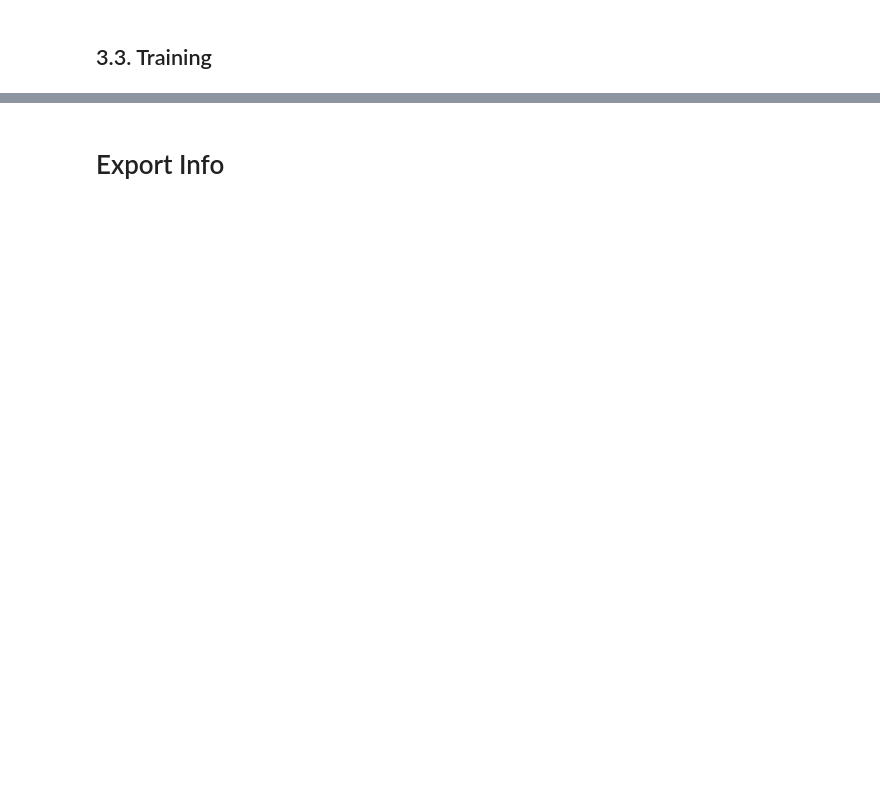
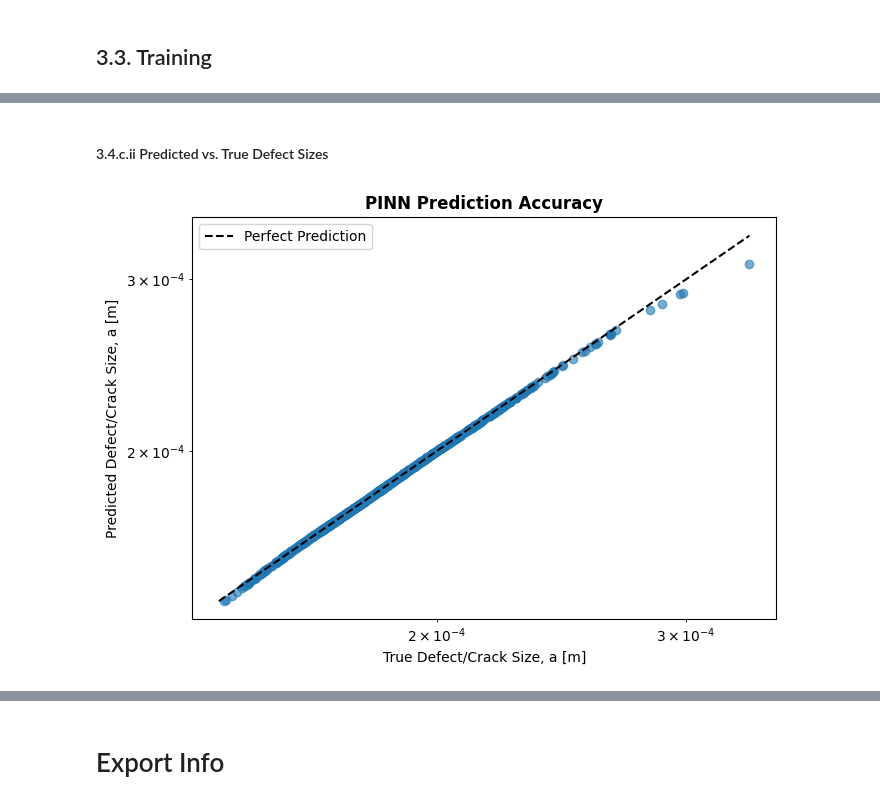
Before and after one commit to jessk816/pinn, a Jupyter notebook: models/paris/workflow_2.ipynb, the cells around one changed output, grey strips where cells are left out. Drawn from its saved outputs; the diff is of its cells as text; code cells hidden in the pictures; blank space fills up the shorter version.

```diff
--- a/models/paris/workflow_2.ipynb
+++ b/models/paris/workflow_2.ipynb
@@ -1047,0 +1142,16 @@ Epoch 4500, Loss: 2.876551661756821e-06
+# %%
+model.eval()
+
+with torch.no_grad():
+    a_pred = model(N_scaled).numpy()
+
+N_np = N_tensor.numpy()
+a_true_np = a_tensor.numpy()
+a_pred_np = a_pred
+
+# sort for plotting
+sort_idx = np.argsort(N_np[:, 0])
+
+N_sorted = N_np[sort_idx]
+a_true_sorted = a_true_np[sort_idx]
+a_pred_sorted = a_pred_np[sort_idx]
@@ -1047,0 +1219,32 @@ Epoch 4500, Loss: 2.876551661756821e-06
+# %% [markdown]
+#### 3.4.c.ii Predicted vs. True Defect Sizes
+# %%
+# plot predicted vs. true defect sizes
+fig, ax = plt.subplots(figsize=(7, 5))
+
+ax.scatter(a_true_np, a_pred_np, alpha=0.6)
+
+min_val = min(a_true_np.min(), a_pred_np.min())
+max_val = max(a_true_np.max(), a_pred_np.max())
+
+ax.plot([min_val, max_val], [min_val, max_val], linestyle="--", color="black", label="Perfect Prediction")
+
+# log-log scale
+ax.set_xscale("log")
+ax.set_yscale("log")
+
+# axes labels, title
+ax.set_xlabel("True Defect/Crack Size, a [m]")
+ax.set_ylabel("Predicted Defect/Crack Size, a [m]")
+ax.set_title("PINN Prediction Accuracy", fontweight="bold")
+
+# legend, grid
+ax.grid(alpha=0.3)
+ax.legend()
+
+# save and show
+fig.tight_layout()
+fig.savefig("graphs/3_PINN_accuracy_pred_vs_true.png", dpi=150)
+plt.show()
+# %% [output]
+[figure, added]
```
Also changed, not shown: parts of 35 cells of this notebook, 13 other files.
